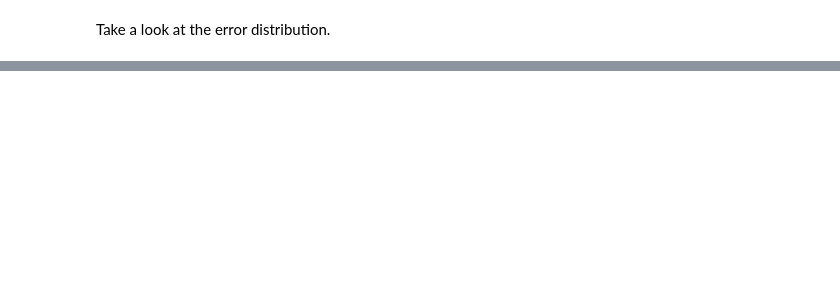
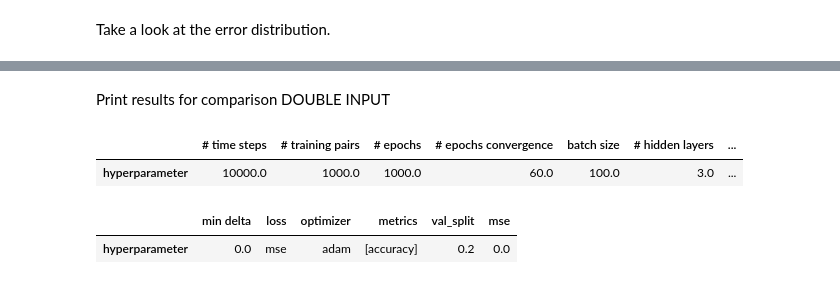
Before and after one commit to lorenzamottinelli/STA_GroupML13, a Jupyter notebook: Sine_prediction_phase1.ipynb, the cells around one changed output, grey strips where cells are left out. Cells and saved outputs as stored; diff of their text form; code cells hidden in the pictures; blank space fills up the shorter version.

```diff
--- a/Sine_prediction_phase1.ipynb
+++ b/Sine_prediction_phase1.ipynb
@@ -186,0 +332,18 @@ pd.DataFrame(test_results,index = ['mse','accuracy']).transpose()
+# %% [markdown]
+Print results for comparison DOUBLE INPUT
+# %%
+summary_run = {}
+summary_run['hyperparameter'] = [t_steps, n_training_data_pairs,epochs,n_epochs,batch_size,n_hidden_layers,n_nodes,n_inputs,
+                                 model.evaluate(test_data[[column_names_test[0], column_names_test[1]]].to_numpy(),test_data[[column_names_test[2]]].to_numpy(),verbose=0)[0]]
+pd.DataFrame(summary_run,index = ['# time steps','# training pairs','# epochs','# epochs convergence','batch size','# hidden layers','# nodes per layer','# inputs','mse']).transpose()
+# %% [output]
+|  | # time steps | # training pairs | # epochs | # epochs convergence | batch size | # hidden layers | ... |
+| hyperparameter | 10000.0 | 1000.0 | 1000.0 | 60.0 | 100.0 | 3.0 | ... |
+# %%
+summary_run = {}
+summary_run['hyperparameter'] = [min_delta_value,loss,optimizer, metrics,val_split,
+                                 model.evaluate(test_data[[column_names_test[0], column_names_test[1]]].to_numpy(),test_data[[column_names_test[2]]].to_numpy(),verbose=0)[0]]
+pd.DataFrame(summary_run,index = ['min delta','loss','optimizer','metrics','val_split','mse']).transpose()
+# %% [output]
+|  | min delta | loss | optimizer | metrics | val_split | mse |
+| hyperparameter | 0.0 | mse | adam | [accuracy] | 0.2 | 0.0 |
```
Also changed, not shown: parts of 34 cells of this notebook.
